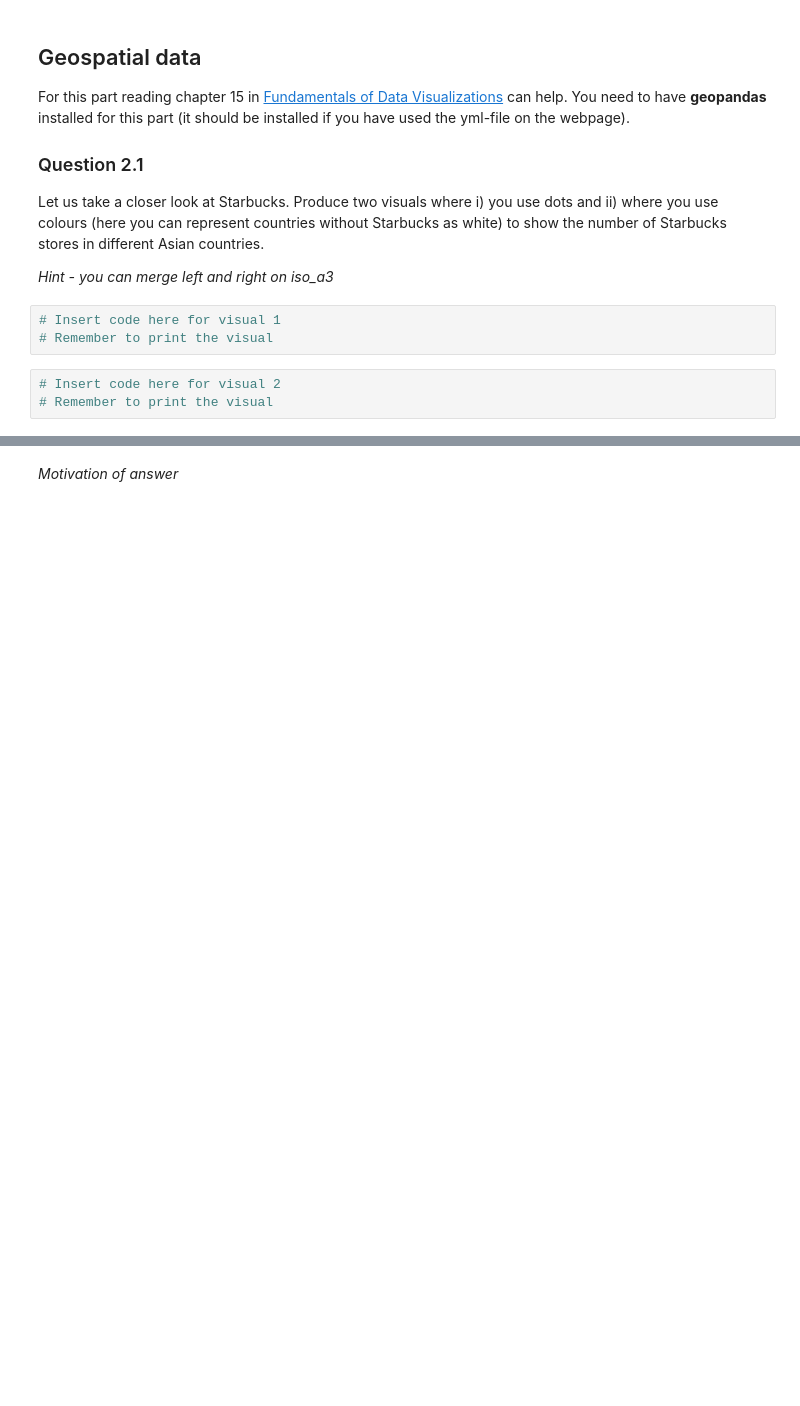
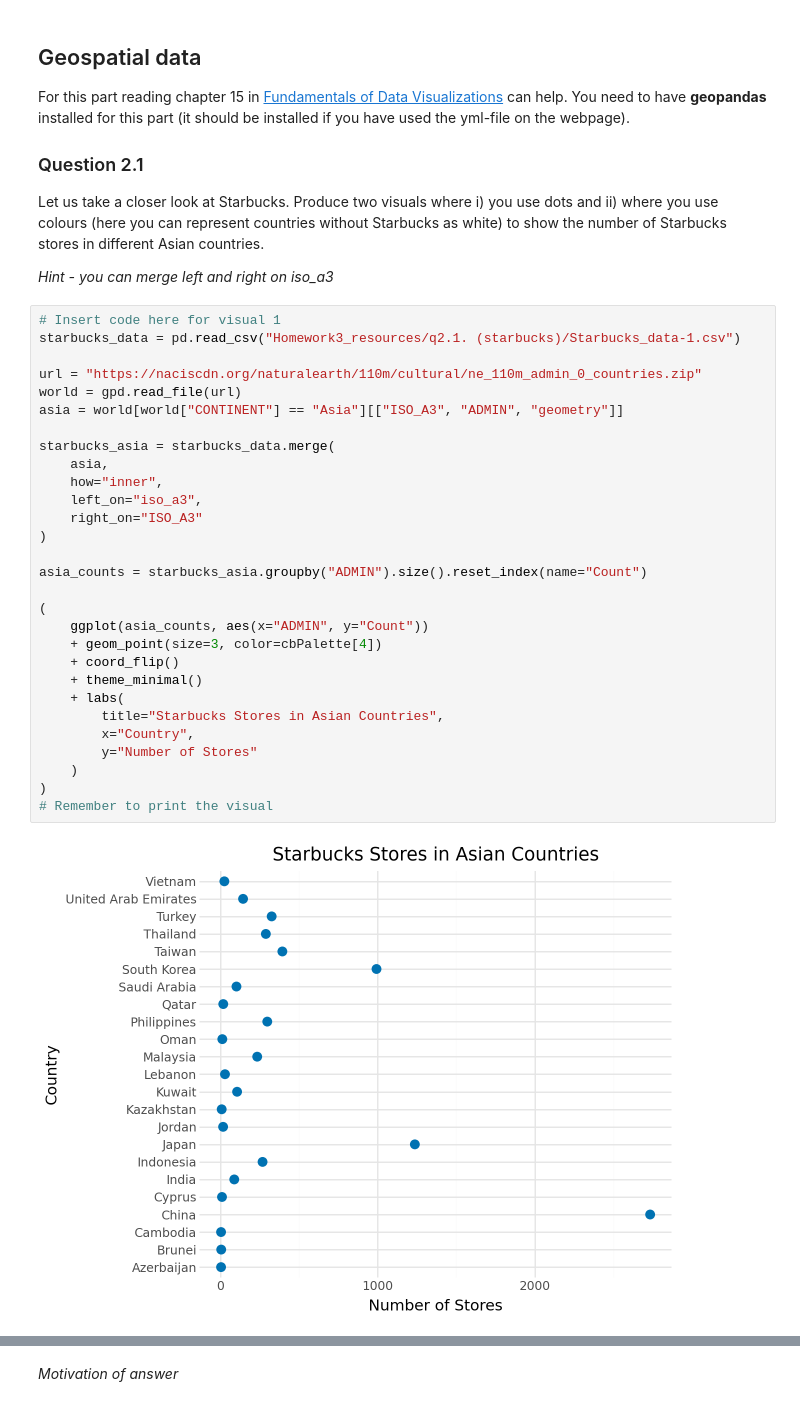
Before and after one commit to Salabud/MVE080-grp10, a Jupyter notebook: Homework3_2025.ipynb, the cells around one changed output, grey strips where cells are left out. Cells and saved outputs as stored; diff of their text form; blank space fills up the shorter version.

```diff
--- a/Homework3_2025.ipynb
+++ b/Homework3_2025.ipynb
@@ -80,9 +85,34 @@ For this part reading chapter 15 in [Fundamentals of Data Visualizations](https:
 Let us take a closer look at Starbucks. Produce two visuals where i) you use dots and ii) where you use colours (here you can represent countries without Starbucks as white) to show the number of Starbucks stores in different Asian countries.
 
 *Hint - you can merge left and right on iso_a3*
-# %%
-# Insert code here for visual 1
-# Remember to print the visual
-# %%
-# Insert code here for visual 2
-# Remember to print the visual
+# %%
+# Insert code here for visual 1
+starbucks_data = pd.read_csv("Homework3_resources/q2.1. (starbucks)/Starbucks_data-1.csv")
+
+url = "https://naciscdn.org/naturalearth/110m/cultural/ne_110m_admin_0_countries.zip"
+world = gpd.read_file(url)
+asia = world[world["CONTINENT"] == "Asia"][["ISO_A3", "ADMIN", "geometry"]]
+
+starbucks_asia = starbucks_data.merge(
+    asia,
+    how="inner",
+    left_on="iso_a3",
+    right_on="ISO_A3"
+)
+
+asia_counts = starbucks_asia.groupby("ADMIN").size().reset_index(name="Count")
+
+(
+    ggplot(asia_counts, aes(x="ADMIN", y="Count"))
+    + geom_point(size=3, color=cbPalette[4])
+    + coord_flip()
+    + theme_minimal()
+    + labs(
+        title="Starbucks Stores in Asian Countries",
+        x="Country",
+        y="Number of Stores"
+    )
+)
+# Remember to print the visual
+# %% [output]
+[figure, added]
```
Also changed, not shown: parts of 7 cells of this notebook.
